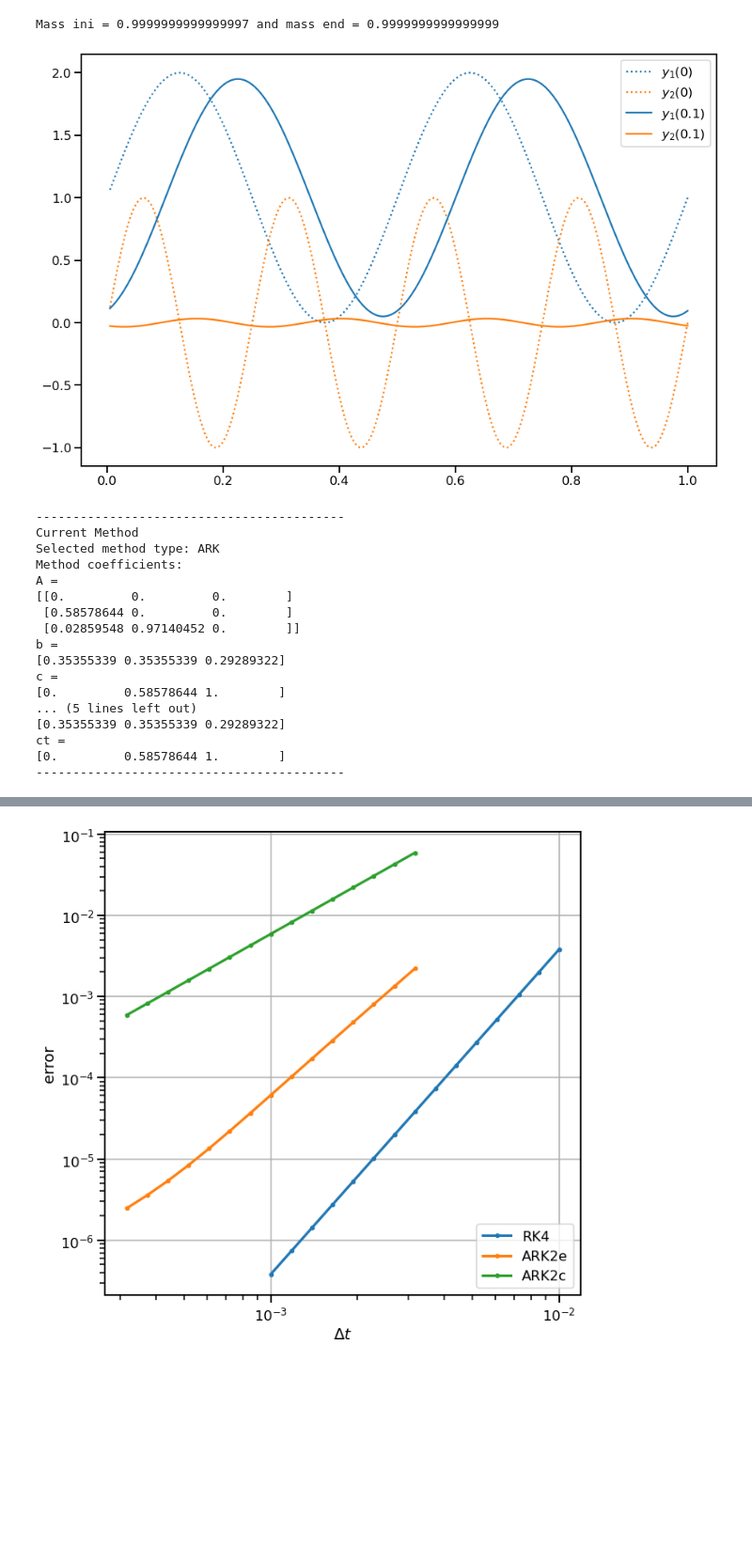
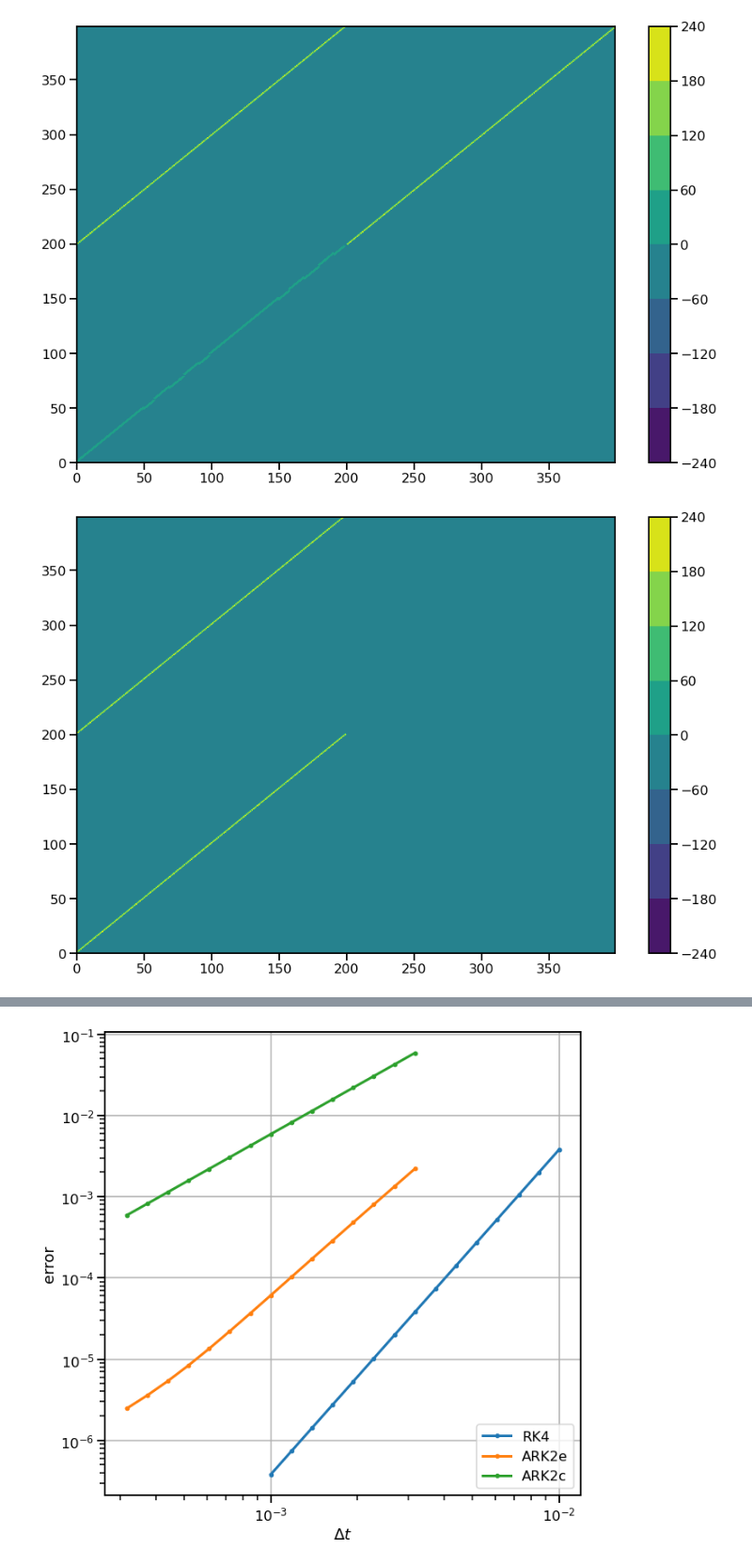
Before and after one commit to emconsta/desolve, a Jupyter notebook: notebooks/TestAdvectionReaction1DPeriodic.ipynb, the cells around one changed output, grey strips where cells are left out. Shown at 94% size. Saved outputs shown, nothing was run; the diff lists cells and outputs as text; code cells hidden in the pictures; blank space fills up the shorter version.

```diff
--- a/notebooks/TestAdvectionReaction1DPeriodic.ipynb
+++ b/notebooks/TestAdvectionReaction1DPeriodic.ipynb
@@ -27,8 +27,8 @@ pde_problem_setup_base={'mx':200,
                         'kappa':KAPPA,
                         'IC':'Test1',
                         's':np.asarray([0,1]),
-                        'alpha':np.asarray([1,0]),
-                        'alpha_i':np.asarray([0,20.5]),
+                        'alpha':np.asarray([0,0]),
+                        'alpha_i':np.asarray([1,1]),
                         'Flux_name':'1stOrderUpwindFV'}
 
 #'alpha_i':np.asarray([1,1]),
@@ -37,6 +37,7 @@ pde_problem_setup_base={'mx':200,
 #'3rdOrderUpwindFD'
 #'FVStagVanLeer-k=1'
 #'FVStagVanLeer-k=1/3'
+#                        '
 # %%
 solver=DESolver()
 solver.set_info(0)
@@ -69,41 +70,35 @@ mass_ini=problem.TotalMass(problem.unvectorize(u_ini,problem_setup['context']))
 solver.set_duration(t_start=problem_setup['T_DURATION']['start'],
                     t_end=problem_setup['T_DURATION']['end'],
                     dt=problem_setup['DT'])
-print('Solving {:} by using {:}'.format(problem_setup['name'],solver.get_method_name()))
 
-solver.solve()
+jac_diff,jac,jac_fd=solver.test_Jacobians()
 
-t,u,_,_,_=solver.get_trajectory_GLEE()
-u_end=solver.get_solution()
-mass_end=problem.TotalMass(problem.unvectorize(u_end,problem_setup['context']))
-#u=solver.get_solution()
-
-print("Mass ini = {:} and mass end = {:}".format(mass_ini,mass_end))
+fig = plt.figure(figsize=(15, 10))
+cs = plt.contourf(jac_diff)#, levels=[10, 30, 50],
+##colors=['#808080', '#A0A0A0', '#C0C0C0'], extend='both')
+##cs.cmap.set_over('red')
+##cs.cmap.set_under('blue')
+##cs.changed()
+plt.colorbar()
+plt.show()
 
 
-
-#sol=u
-unvec=problem_setup['context']['unvectorize']
-time_idx=0
-y_ini=np.squeeze(unvec(u[:,time_idx],problem_setup['context']))
-y_end=np.squeeze(unvec(u[:,-1],problem_setup['context']))
-
-mx=problem_setup['context']['mx']
-n=problem_setup['context']['n']
-x_coord=problem_setup['context']['x_coord']
+fig = plt.figure(figsize=(15, 10))
+cs = plt.contourf(jac_fd)#, levels=[10, 30, 50],
+#colors=['#808080', '#A0A0A0', '#C0C0C0'], extend='both')
+#cs.cmap.set_over('red')
+#cs.cmap.set_under('blue')
+#cs.changed()
+plt.colorbar()
+plt.show()
 
 fig = plt.figure(figsize=(15, 10))
-hy1=plt.plot(x_coord,y_ini[0,:],':',label=r'$y_1(0)$')
-hy2=plt.plot(x_coord,y_ini[1,:],':',label=r'$y_2(0)$')
-
-plt.plot(x_coord,y_end[0,:],'-',color=hy1[0].get_color(),label=r'$y_1({:g})$'.format(t[-1]))
-plt.plot(x_coord,y_end[1,:],'-',color=hy2[0].get_color(),label=r'$y_2({:g})$'.format(t[-1]))
-
-plt.legend()
+cs = plt.contourf(jac)#, levels=[10, 30, 50],
+#colors=['#808080', '#A0A0A0', '#C0C0C0'], extend='both')
+#cs.cmap.set_over('red')
+#cs.cmap.set_under('blue')
+#cs.changed()
+plt.colorbar()
 plt.show()
-
-solver.view_complete_status()
-
-ARK11={'x_coord':x_coord,'y_end':y_end}
 # %% [output]
 CFL = 10.0
@@ -112,19 +113,2 @@ Solving Advection Reaction 1D by using ARK2e
-Mass ini = 0.9999999999999997 and mass end = 0.9999999999999999
-[figure, old version]
+[figure, new version]
-------------------------------------------
-Current Method
-Selected method type: ARK
-Method coefficients:
-A =
-[[0.         0.         0.        ]
- [0.58578644 0.         0.        ]
- [0.02859548 0.97140452 0.        ]]
-b =
-[0.35355339 0.35355339 0.29289322]
-c =
-[0.         0.58578644 1.        ]
-... (5 lines left out)
-[0.35355339 0.35355339 0.29289322]
-ct =
-[0.         0.58578644 1.        ]
-------------------------------------------
+[figure, added]
```
Also changed, not shown: parts of 2 cells of this notebook, 3 other files.
